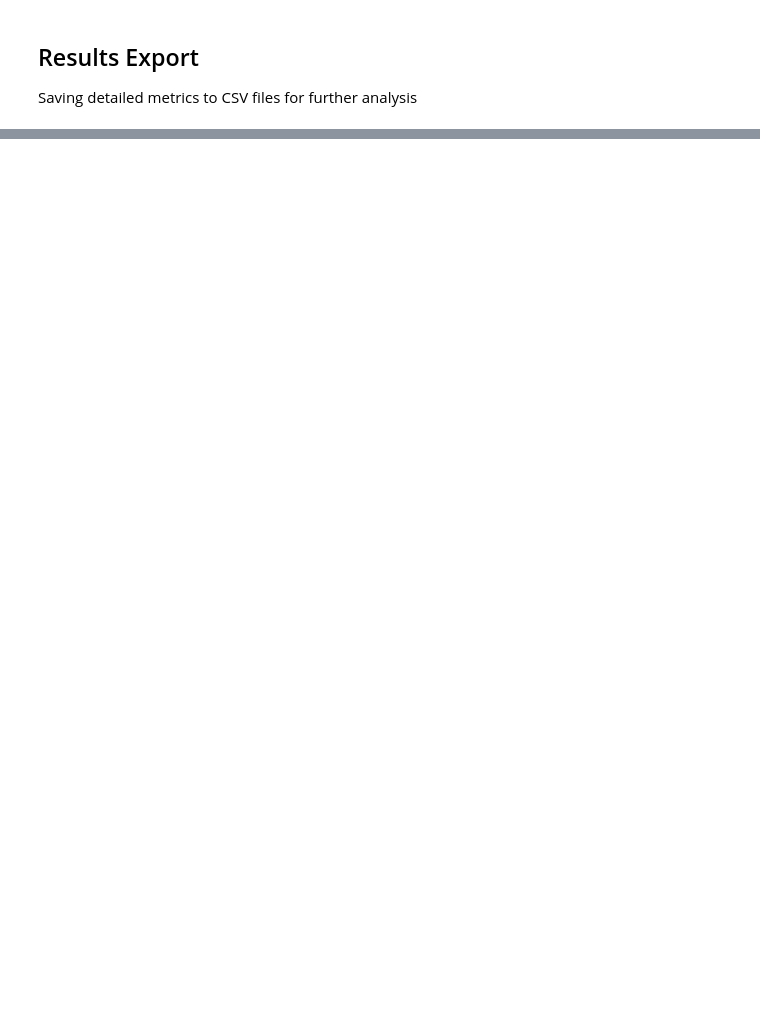
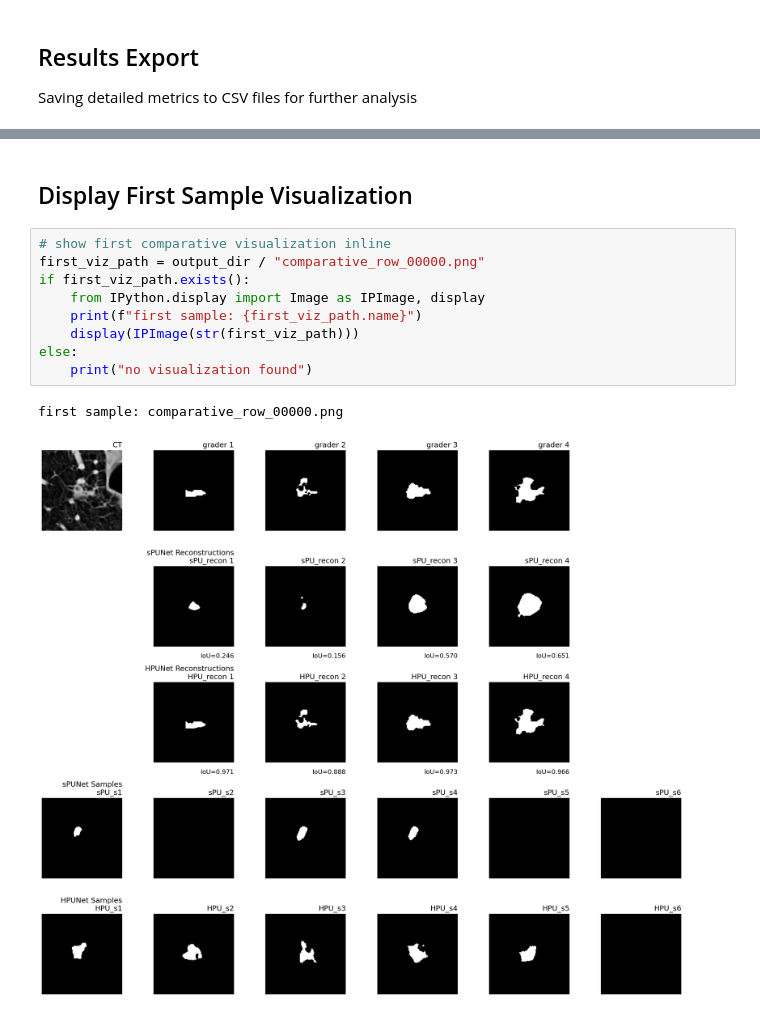
Before and after one commit to divya-dan/HPU-Net, a Jupyter notebook: src/hpunet/eval/spu_hpu_eval_compare.ipynb, the cells around one changed output, grey strips where cells are left out. Cells and saved outputs as stored; diff of their text form; blank space fills up the shorter version.

```diff
--- a/src/hpunet/eval/spu_hpu_eval_compare.ipynb
+++ b/src/hpunet/eval/spu_hpu_eval_compare.ipynb
@@ -879,0 +815,14 @@ print("\ndone! 🚀")
+# %% [markdown]
+## Display First Sample Visualization
+# %%
+# show first comparative visualization inline
+first_viz_path = output_dir / "comparative_row_00000.png"
+if first_viz_path.exists():
+    from IPython.display import Image as IPImage, display
+    print(f"first sample: {first_viz_path.name}")
+    display(IPImage(str(first_viz_path)))
+else:
+    print("no visualization found")
+# %% [output]
+first sample: comparative_row_00000.png
+[figure, added]
```
Also changed, not shown: parts of 26 cells of this notebook, 2 other files.
